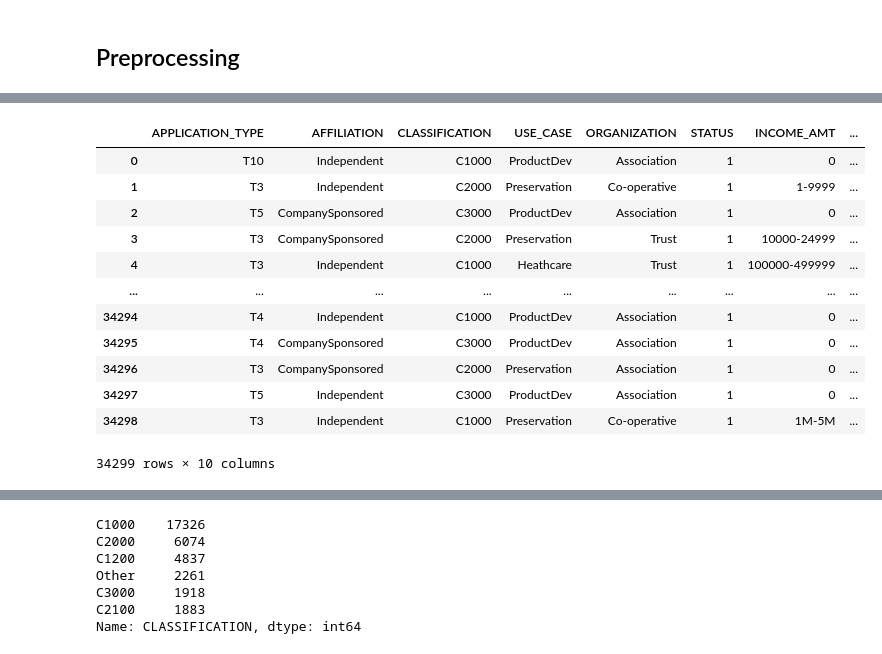
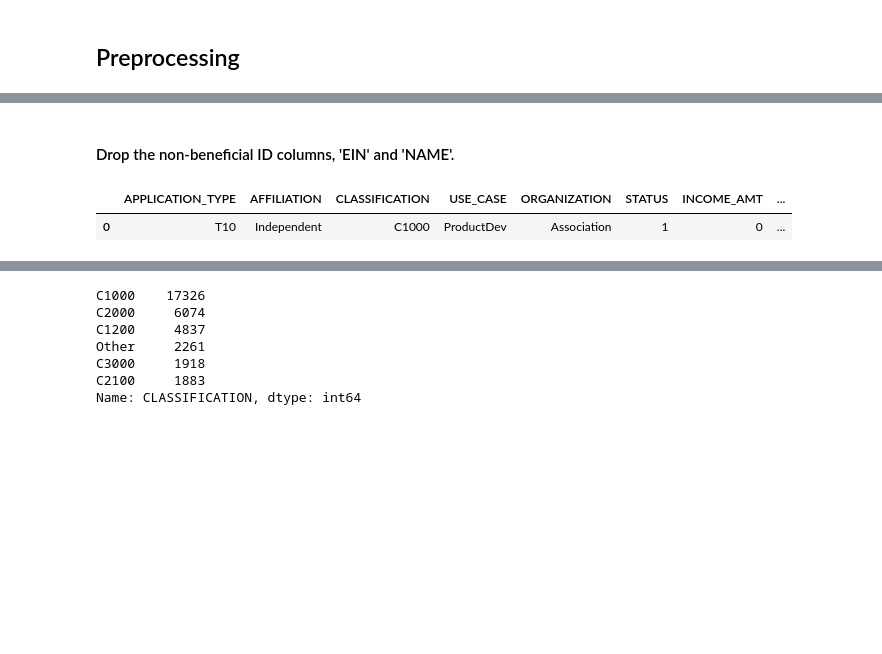
Before and after one commit to JohnTorgerson/select_charity_optimizer, a Jupyter notebook: Charity_Selector.ipynb, the cells around one changed output, grey strips where cells are left out. Saved outputs shown, nothing was run; the diff lists cells and outputs as text; code cells hidden in the pictures; blank space fills up the shorter version.

```diff
--- a/Charity_Selector.ipynb
+++ b/Charity_Selector.ipynb
@@ -18,21 +19,11 @@ app_df.head()
 | 2 | 10547893 | ST CLOUD PROFESSIONAL FIREFIGHTERS | T5 | CompanySponsored | C3000 | ProductDev | Association | 1 | ... |
 | 3 | 10553066 | SOUTHSIDE ATHLETIC ASSOCIATION | T3 | CompanySponsored | C2000 | Preservation | Trust | 1 | ... |
 | 4 | 10556103 | GENETIC RESEARCH INSTITUTE OF THE... | T3 | Independent | C1000 | Heathcare | Trust | 1 | ... |
+# %% [markdown]
+#### Drop the non-beneficial ID columns, 'EIN' and 'NAME'.
 # %%
-# Drop the non-beneficial ID columns, 'EIN' and 'NAME'.
 app_df = app_df.drop(columns=["EIN", "NAME"])
-app_df
+app_df.head(1)
 # %% [output]
 |  | APPLICATION_TYPE | AFFILIATION | CLASSIFICATION | USE_CASE | ORGANIZATION | STATUS | INCOME_AMT | ... |
 | 0 | T10 | Independent | C1000 | ProductDev | Association | 1 | 0 | ... |
-| 1 | T3 | Independent | C2000 | Preservation | Co-operative | 1 | 1-9999 | ... |
-| 2 | T5 | CompanySponsored | C3000 | ProductDev | Association | 1 | 0 | ... |
-| 3 | T3 | CompanySponsored | C2000 | Preservation | Trust | 1 | 10000-24999 | ... |
-| 4 | T3 | Independent | C1000 | Heathcare | Trust | 1 | 100000-499999 | ... |
-| ... | ... | ... | ... | ... | ... | ... | ... | ... |
-| 34294 | T4 | Independent | C1000 | ProductDev | Association | 1 | 0 | ... |
-| 34295 | T4 | CompanySponsored | C3000 | ProductDev | Association | 1 | 0 | ... |
-| 34296 | T3 | CompanySponsored | C2000 | Preservation | Association | 1 | 0 | ... |
-| 34297 | T5 | Independent | C3000 | ProductDev | Association | 1 | 0 | ... |
-| 34298 | T3 | Independent | C1000 | Preservation | Co-operative | 1 | 1M-5M | ... |
-34299 rows × 10 columns
```
Also changed, not shown: parts of 24 cells of this notebook, 1 other file.
